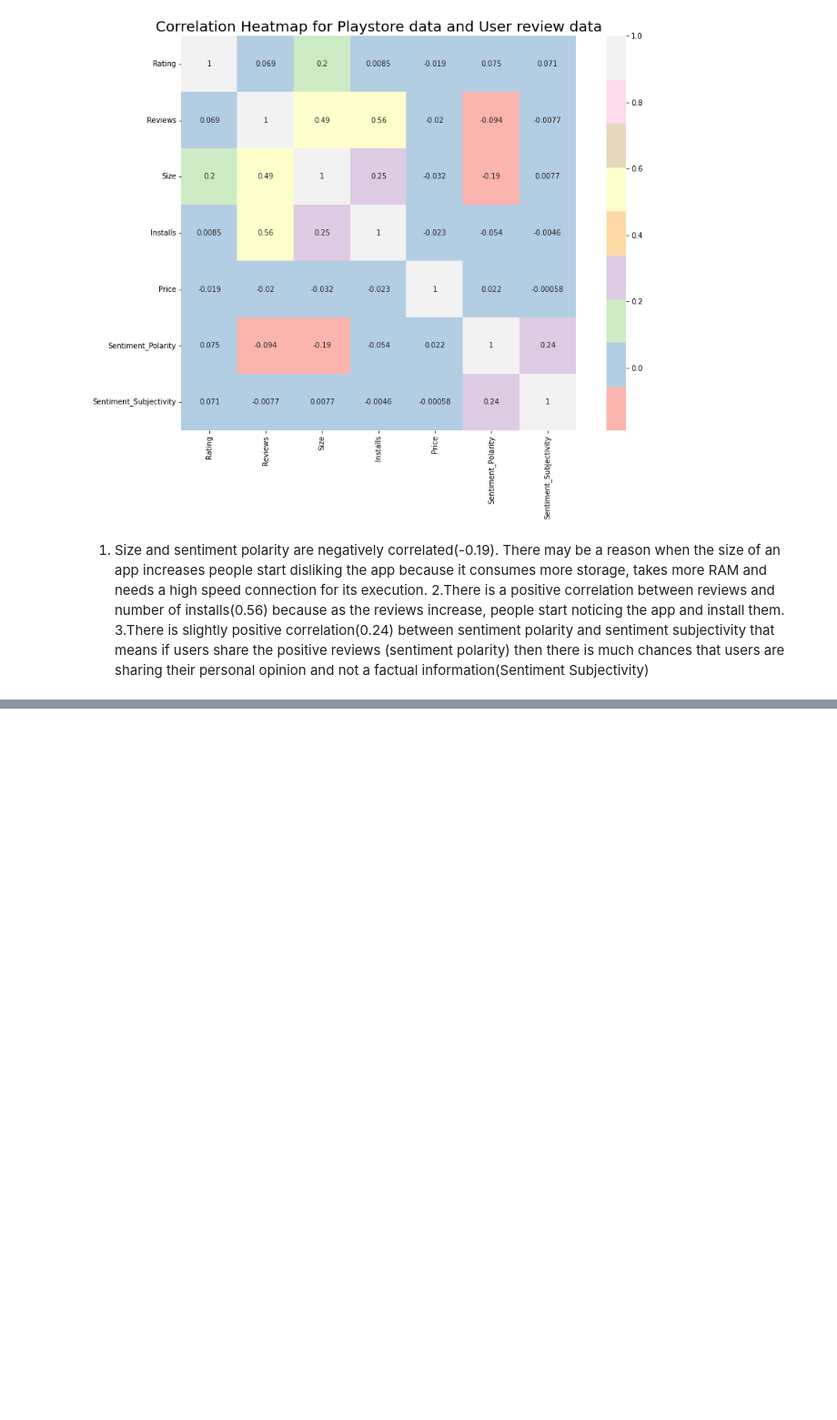
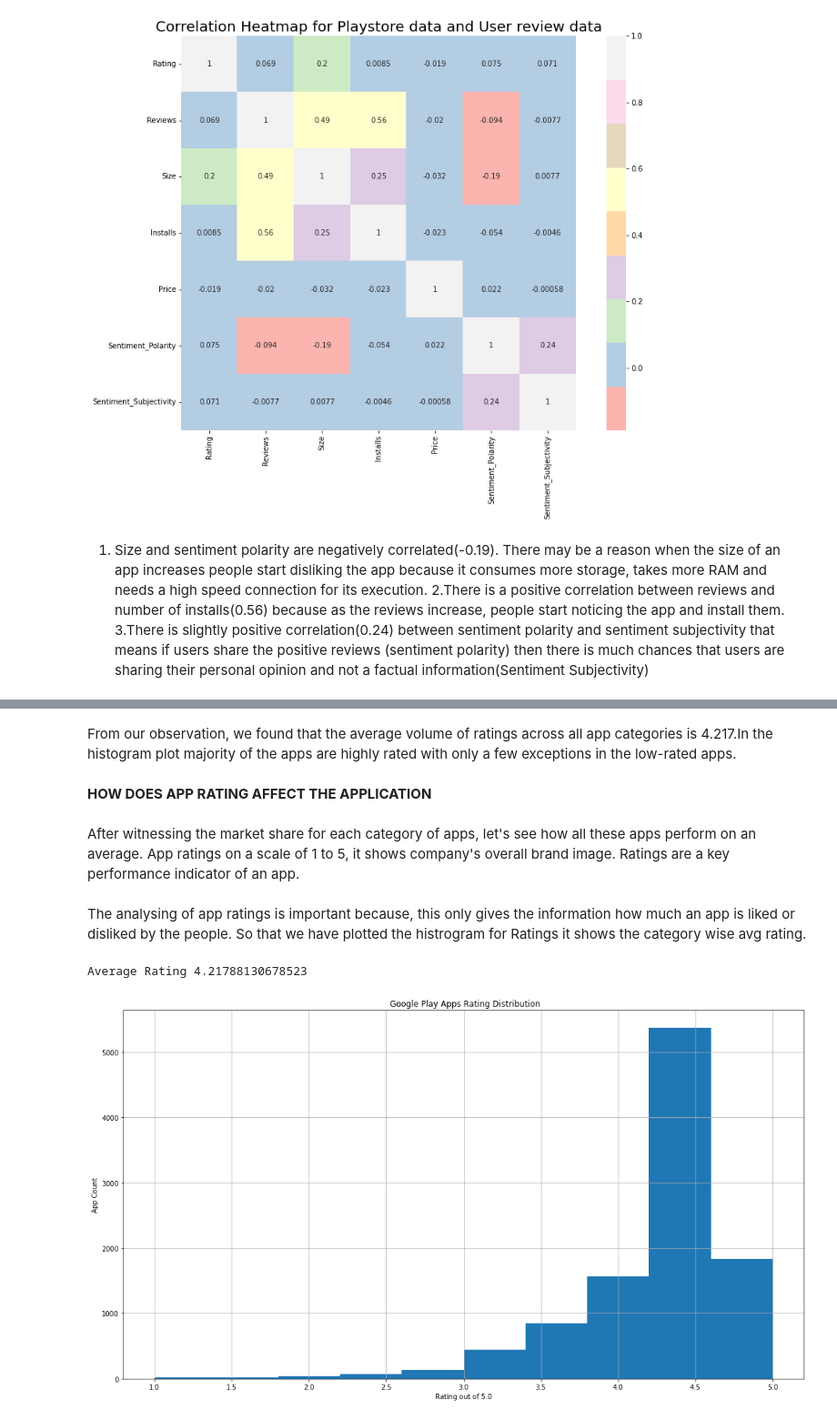
Before and after one commit to manjirikulkarni03/Play-store-app-review-analysis, a Jupyter notebook: Copy_of_EDA(Play_Store_Review)(Common_Team_Colab)_MK.ipynb, the cells around one changed output, grey strips where cells are left out. Shown at 91% size. Saved outputs shown, nothing was run; the diff lists cells and outputs as text; code cells hidden in the pictures; blank space fills up the shorter version.

```diff
--- a/Copy_of_EDA(Play_Store_Review)(Common_Team_Colab)_MK.ipynb
+++ b/Copy_of_EDA(Play_Store_Review)(Common_Team_Colab)_MK.ipynb
@@ -697,0 +730,21 @@ Text(0.5, 1.0, 'Correlation Heatmap for Playstore data and User review data')
+# %% [markdown]
+From our observation, we found that the average volume of ratings across all app categories is 4.217.In the histogram plot majority of the apps are highly rated with only a few exceptions in the low-rated apps.
+# %% [markdown]
+**HOW DOES APP RATING AFFECT THE APPLICATION**
+# %% [markdown]
+After witnessing the market share for each category of apps, let's see how all these apps perform on an average. App ratings on a scale of 1 to 5, it shows company's overall brand image. Ratings are a key performance indicator of an app.
+# %% [markdown]
+The analysing of app ratings is important because, this only gives the information how much an app is liked or disliked by the people. So that we have plotted the histrogram for Ratings it shows the category wise avg rating.
+# %%
+#Plot a histogram from the Rating column
+plt.figure(figsize=(18,10))
+print(f"Average Rating {df_data['Rating'].mean()}")
+
+df_data["Rating"].hist()
+plt.title(" Google Play Apps Rating Distribution")
+plt.ylabel("App Count")
+plt.xlabel("Rating out of 5.0")
+plt.show()
+# %% [output]
+Average Rating 4.21788130678523
+[figure, added]
```
Also changed, not shown: parts of 12 cells of this notebook.
